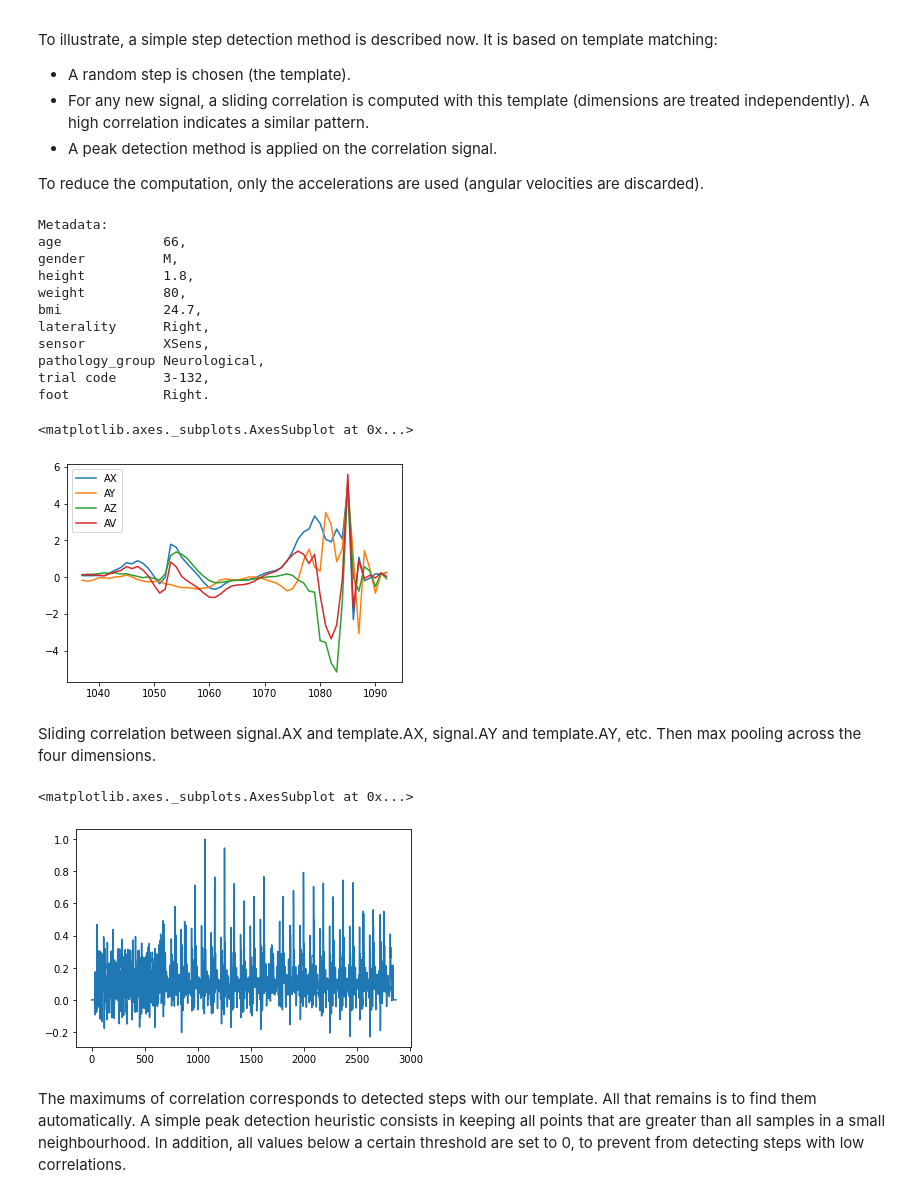
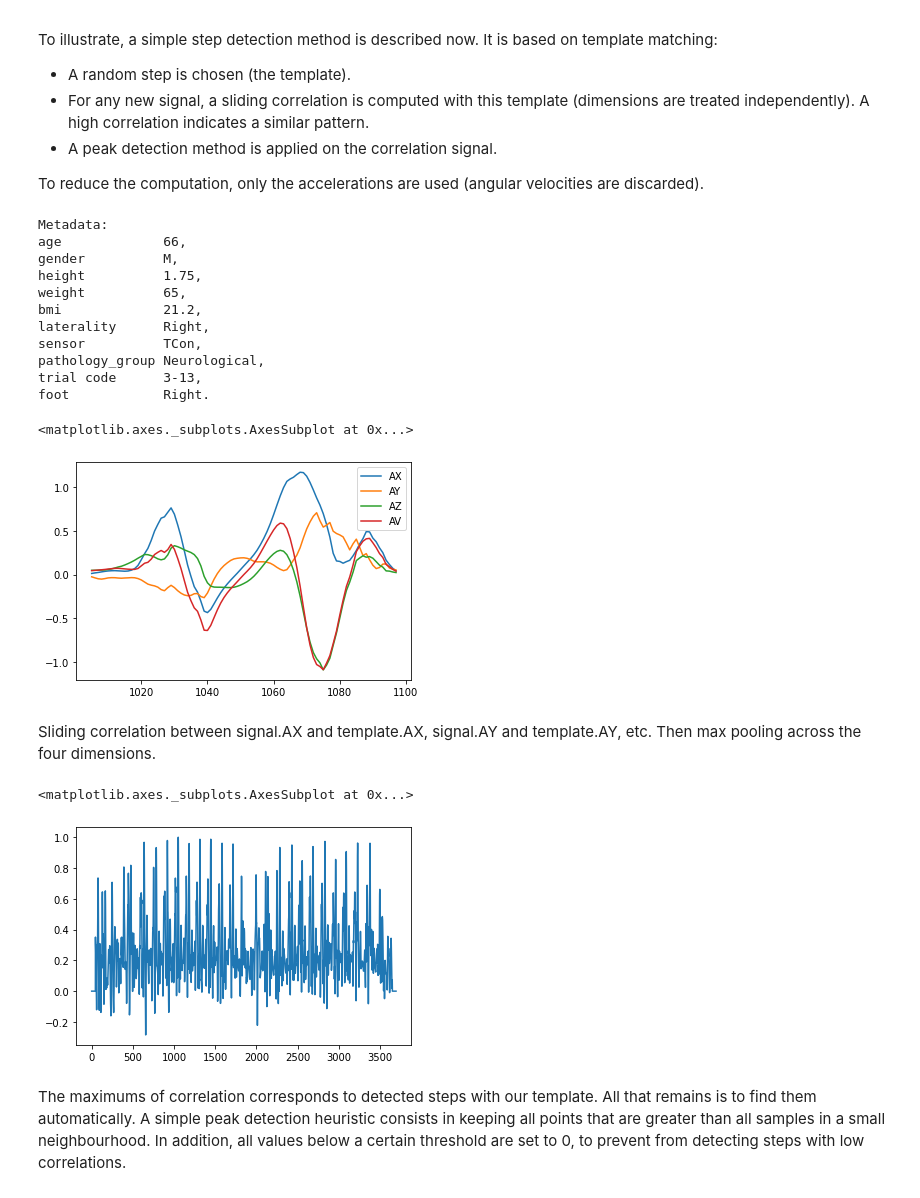
Before and after one commit to simondemouchy/human_locomotion, a Jupyter notebook: human_locomotion_starting_kit.ipynb, the cells around one changed output. Drawn from its saved outputs; the diff is of its cells as text; code cells hidden in the pictures.

Commit message:
Use RandomState (#15)

```diff
--- a/human_locomotion_starting_kit.ipynb
+++ b/human_locomotion_starting_kit.ipynb
@@ -386,41 +381,45 @@ seed(RANDOM_STATE)
 # %%
+rng = np.random.RandomState(7)
+
 # choose a sensor recording at random
-sensor_data, step_list = choice([*zip(data_train, labels_train)])
+index = rng.choice(len(data_train))
+sensor_data, step_list = data_train[index], labels_train[index]
 
 msg = f"""Metadata:
 age\t\t{sensor_data.age},
 gender\t\t{sensor_data.gender},
 height\t\t{sensor_data.height},
 weight\t\t{sensor_data.weight},
 bmi\t\t{sensor_data.bmi},
 laterality\t{sensor_data.laterality},
 sensor\t\t{sensor_data.sensor},
 pathology_group\t{sensor_data.pathology_group},
 trial code\t{sensor_data.trial_code},
 foot\t\t{sensor_data.foot}."""
 print(msg)
 
 # choose a step template at random
-start, end = choice(step_list)
+step_index = rng.choice(len(step_list))
+start, end = step_list[step_index]
 
 # only keep the acceleration (not the angular velocity)
 # to reduce computations
 template = sensor_data.signal[start:end][["AX", "AY", "AZ", "AV"]]
 template.plot()
 # %% [output]
 Metadata:
 age             66,
 gender          M,
-height          1.8,
-weight          80,
-bmi             24.7,
+height          1.75,
+weight          65,
+bmi             21.2,
 laterality      Right,
-sensor          XSens,
+sensor          TCon,
 pathology_group Neurological,
-trial code      3-132,
+trial code      3-13,
 foot            Right.
 <matplotlib.axes._subplots.AxesSubplot at 0x...>
-[figure, old version]
+[figure, new version]
 # %% [markdown]
 Sliding correlation between signal.AX and template.AX, signal.AY and template.AY, etc. Then max pooling across the four dimensions.
 # %%
@@ -434,7 +433,7 @@ score = (sensor_data.signal[["AX", "AY", "AZ", "AV"]]  # select the acceleration
 score.plot()
 # %% [output]
 <matplotlib.axes._subplots.AxesSubplot at 0x...>
-[figure, old version]
+[figure, new version]
 # %% [markdown]
 The maximums of correlation corresponds to detected steps with our template.
 All that remains is to find them automatically.
```
Also changed, not shown: parts of 6 cells of this notebook, 2 other files.
